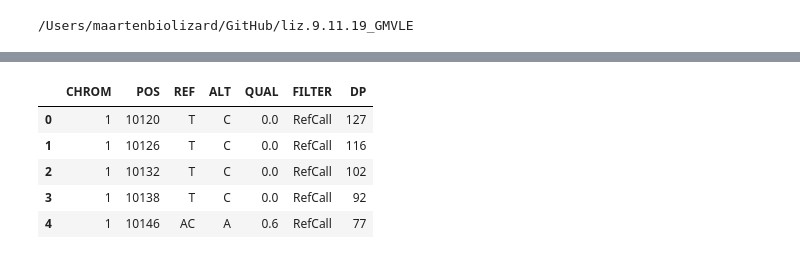
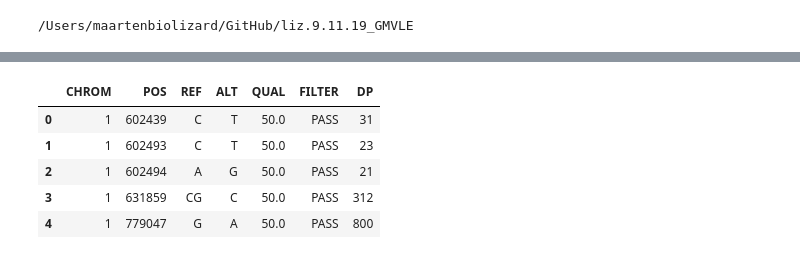
Before and after one commit to lizard-bio/liz.9.11.19_GMVLE, a Jupyter notebook: notebooks/data_exploration/vcf_files.ipynb, the cells around one changed output, grey strips where cells are left out. Saved outputs shown, nothing was run; the diff lists cells and outputs as text; code cells hidden in the pictures.

```diff
--- a/notebooks/data_exploration/vcf_files.ipynb
+++ b/notebooks/data_exploration/vcf_files.ipynb
@@ -41,6 +51,8 @@ def data_expl(data: pd.DataFrame, caller: str):
     plt.show()
 
 def get_values_from_format(data: pd.DataFrame, format_column:str = "FORMAT", value_column:str = "HG003_NA24149_Ashkenazim_father.trim") -> pd.DataFrame:
+
+    dict_error = {}
 
     # Assume that the FORMAT column is a string with the values separated by ":", and is the same for all rows
     # check if FORMAT column is unique
@@ -72,8 +84,14 @@ def get_values_from_format(data: pd.DataFrame, format_column:str = "FORMAT", val
             cols = row[1]["FORMAT"].split(":")
 
             if len(values) != len(cols):
-                print("Different lengths")
-                break
+                # Different lengths at this row
+                if row[1]["CHROM"] not in dict_error:
+                    dict_error[row[1]["CHROM"]] = [row[1]["POS"]]
+                else:
+                    dict_error[row[1]["CHROM"]].append(row[1]["POS"])
+
+                # add empty values to match the length of cols
+                values += [np.nan] * (len(cols) - len(values))
 
             format_dict[index] = dict(zip(cols, values))
 
@@ -81,34 +99,56 @@ def get_values_from_format(data: pd.DataFrame, format_column:str = "FORMAT", val
         data = data.drop(value_column, axis=1).drop(format_column, axis=1)
         data_new = data.merge(pd.DataFrame(format_dict).T, left_index=True, right_index=True).copy()
 
+        print("Different lenght at CHROM: positions\n", dict_error)
+
     return data_new
 # %%
-dtype = {
-    "CHROM": str,
-    "POS": int,
-    "ID": str,
-    "REF": str,
-    "ALT": str,
-    "QUAL": float,
-    "FILTER": str,
-    "INFO": str,
-    "FORMAT": str,
-    "HG003_NA24149_Ashkenazim_father.trim": str,
-}
+def process_vcf_data(callers = [], benchmark = None):
 
-cols_to_keep = ["CHROM", "POS", "REF", "ALT", "QUAL", "FILTER", # original columns
-                 "DP", # columns from FORMAT
-                 ]
+    dtype = {
+        "CHROM": str,
+        "POS": int,
+        "ID": str,
+        "REF": str,
+        "ALT": str,
+        "QUAL": float,
+        "FILTER": str,
+        "INFO": str,
+        "FORMAT": str,
+        "HG003_NA24149_Ashkenazim_father.trim": str,
+        "HG003": str,
+    }
 
-for caller in callers:
+    cols_to_keep = ["CHROM", "POS", "REF", "ALT", "QUAL", "FILTER", # original columns
+                    "DP", # "GT", "GQ" columns from FORMAT
+                    ]
 
-    if not os.path.exists(PATH_PROCESSED + caller + ".csv"):
-        print(f"Processing {caller}.csv")
-        data = pd.read_csv(PATH_INTERIM + caller + ".csv", dtype=dtype, na_values=".")
-        data_new = get_values_from_format(data)[cols_to_keep]
-        data_new.to_csv(PATH_PROCESSED + caller + ".csv", index=False)
-        display(data_new.head())
+    for caller in callers:
 
-    else:
-        print(f"{caller}.csv already processed")
+        if not os.path.exists(PATH_PROCESSED + caller + ".csv"):
+            print(f"Processing {caller}.csv")
+            data = pd.read_csv(PATH_INTERIM + caller + ".csv", dtype=dtype, na_values=".")
+            data_new = get_values_from_format(data)[cols_to_keep]
+            data_new.to_csv(PATH_PROCESSED + caller + ".csv", index=False)
+            display(data_new.head())
+
+        else:
+            print(f"{caller}.csv already processed")
+
+    if benchmark is not None:
+        if not os.path.exists(PATH_PROCESSED + benchmark + ".csv"):
+            print(f"Processing {benchmark}.csv")
+            data = pd.read_csv(PATH_INTERIM + benchmark + ".csv", dtype=dtype, na_values=".")
+            data_new = get_values_from_format(data, value_column="HG003")[cols_to_keep]
+
+            # remove "chr" from CHROM column to match the other data
+            data_new["CHROM"] = data_new["CHROM"].str.replace("chr", "")
+
+            data_new.to_csv(PATH_PROCESSED + benchmark + ".csv", index=False)
+            display(data_new.head())
+
+        else:
+            print(f"{benchmark}.csv already processed")
+
+process_vcf_data(callers, benchmark)
 # %% [output]
@@ -117,6 +163,6 @@ FORMAT column is unique
 |  | CHROM | POS | REF | ALT | QUAL | FILTER | DP |
-| 0 | 1 | 10120 | T | C | 0.0 | RefCall | 127 |
-| 1 | 1 | 10126 | T | C | 0.0 | RefCall | 116 |
-| 2 | 1 | 10132 | T | C | 0.0 | RefCall | 102 |
-| 3 | 1 | 10138 | T | C | 0.0 | RefCall | 92 |
-| 4 | 1 | 10146 | AC | A | 0.6 | RefCall | 77 |
+| 0 | 1 | 602439 | C | T | 50.0 | PASS | 31 |
+| 1 | 1 | 602493 | C | T | 50.0 | PASS | 23 |
+| 2 | 1 | 602494 | A | G | 50.0 | PASS | 21 |
+| 3 | 1 | 631859 | CG | C | 50.0 | PASS | 312 |
+| 4 | 1 | 779047 | G | A | 50.0 | PASS | 800 |
```
Also changed, not shown: parts of 14 cells of this notebook.
